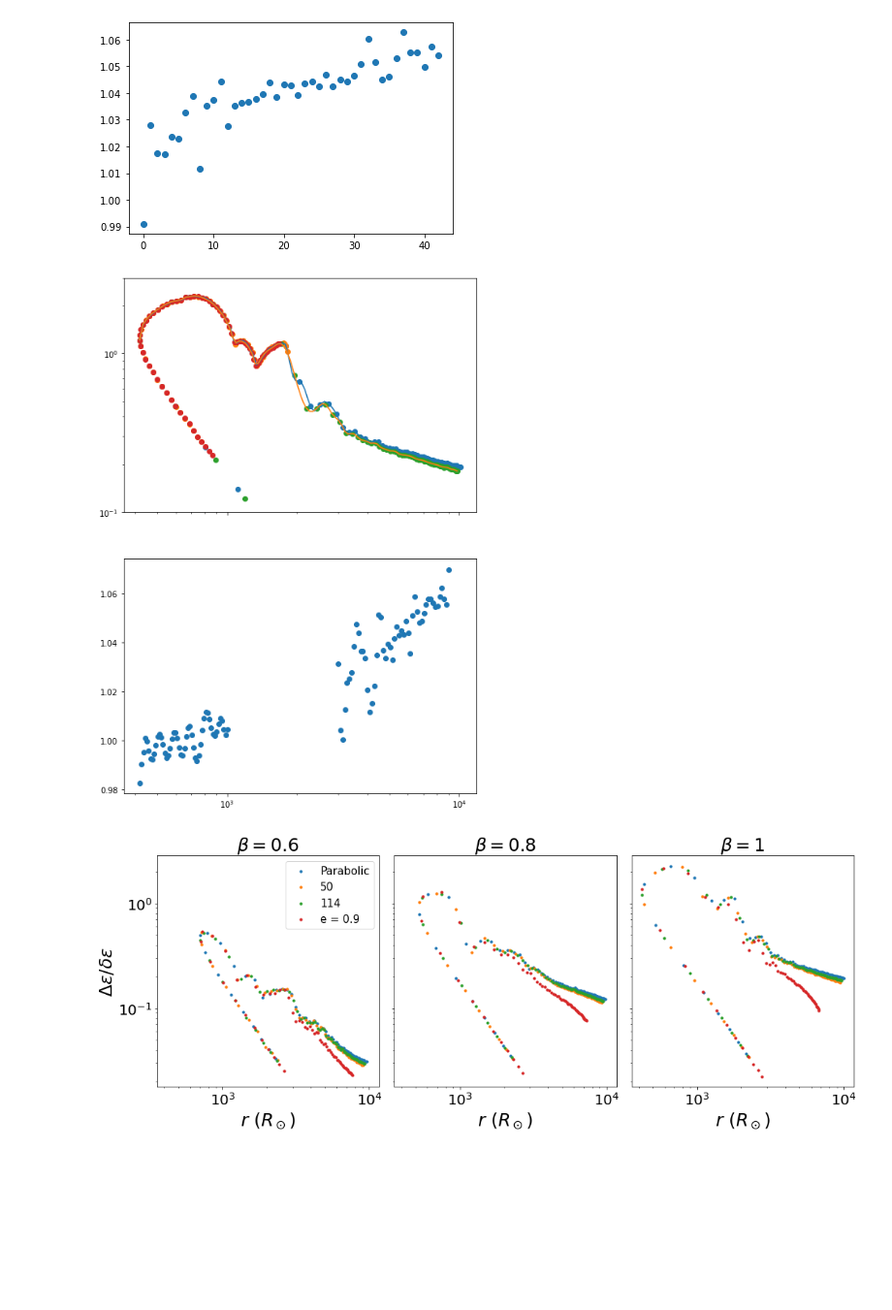
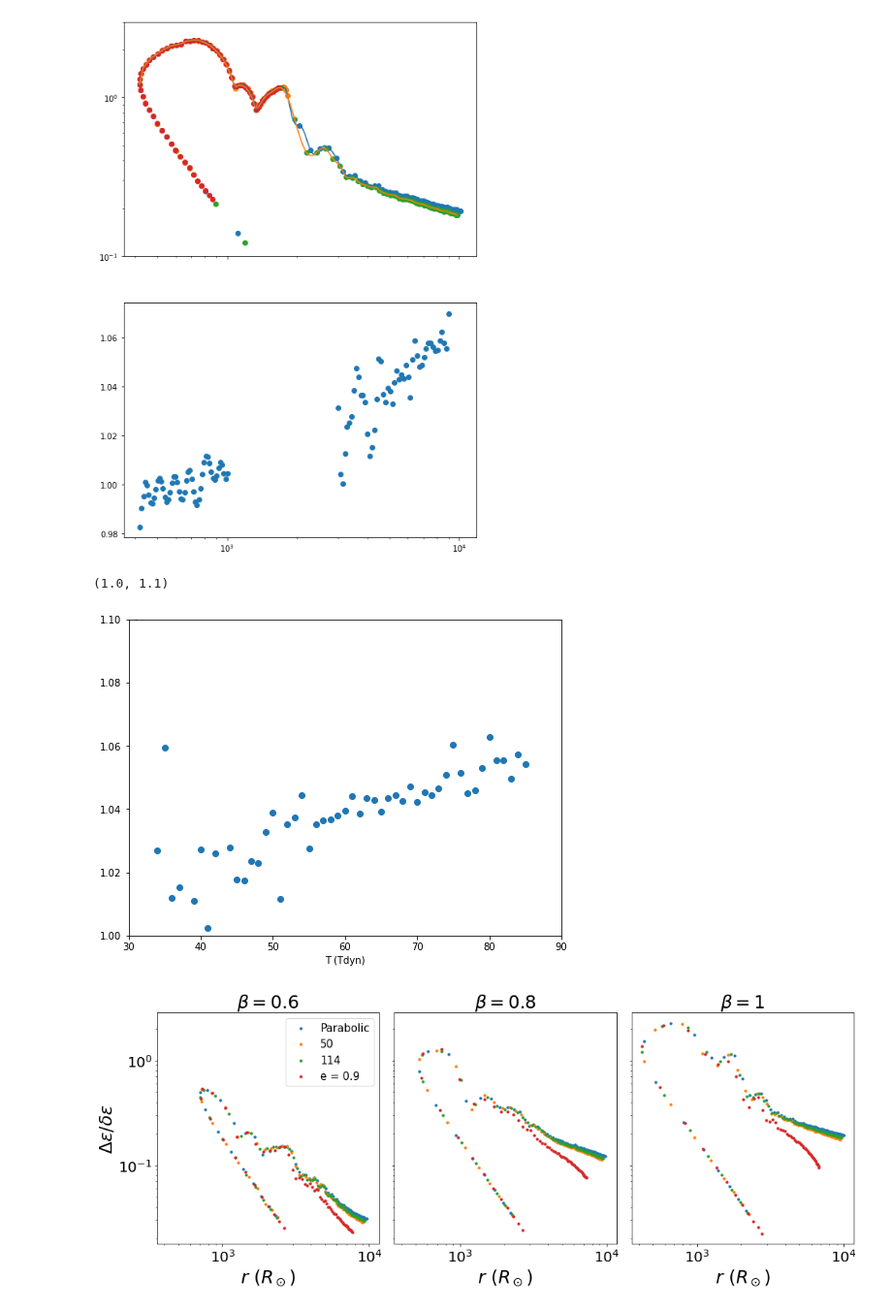
Before and after one commit to slowdivePTG/ASASSN-14ko, a Jupyter notebook: YT_Visualization/Energy Dispersion.ipynb, the cells around one changed output. Shown at 97% size. Cells and saved outputs as stored; diff of their text form; code cells hidden in the pictures; blank space fills up the shorter version.

```diff
--- a/YT_Visualization/Energy Dispersion.ipynb
+++ b/YT_Visualization/Energy Dispersion.ipynb
@@ -47,29 +47,32 @@ def smooth_evol(raw, ax, label, lens=65):
     y1 = 10**splev(x1, spl)
     ax.plot(x1, y1, label=label)
     return spl, x[0]
-# %%
-plt.scatter(range(len(raw_190['x'][raw_190['x'] > 4e3 * (u.Rsun/u.cm)])),
-            (raw_190['y'] / raw114_190['y'])[raw_190['x'] > 4e3 * (u.Rsun/u.cm)])
-plt.show()
-# %% [output]
-[figure, removed]
 # %%
 f, ax = plt.subplots(2, 1, figsize=(8, 12), sharex=True)
 ax[0].scatter((raw_190['x'] * u.cm).in_units('Rsun'), raw_190['y'])
 ax[0].scatter((raw_190_peri['x'] * u.cm).in_units('Rsun'), raw_190_peri['y'])
 spl1, xmin = smooth_evol(combine(raw_190, raw_190_peri), ax[0], 'None', lens=60)
 ax[0].scatter((raw114_190['x'] * u.cm).in_units('Rsun'), raw114_190['y'])
 ax[0].scatter((raw114_190_peri['x'] * u.cm).in_units('Rsun'), raw114_190_peri['y'])
 spl2, xmin = smooth_evol(combine(raw114_190, raw114_190_peri), ax[0], 'None', lens=60)
 #plt.xlim(300, 1e4)
 r = np.append(np.logspace(np.log10(xmin), 3, 50),
               np.logspace(np.log10(3000), np.log10(9000), 50))
 ax[1].scatter(r, 10**(splev(r, spl1) - splev(r, spl2)))
 ax[0].set_ylim(1e-1, 3)
 ax[0].set_xscale('log')
 ax[0].set_yscale('log')
+plt.show()
+plt.figure(figsize=(8, 6))
+plt.scatter(np.arange(len(raw_190['x']))+20,
+            (raw_190['y'] / raw114_190['y']))
+plt.xlabel('T (Tdyn)')
+plt.xlim(30, 90)
+plt.ylim(1, 1.1)
 # %% [output]
 [figure]
+(1.0, 1.1)
+[figure, added]
 # %%
 lens = 65
 f, ax = plt.subplots(1, 3, figsize=(15, 6), sharex=True, sharey=True)
```
